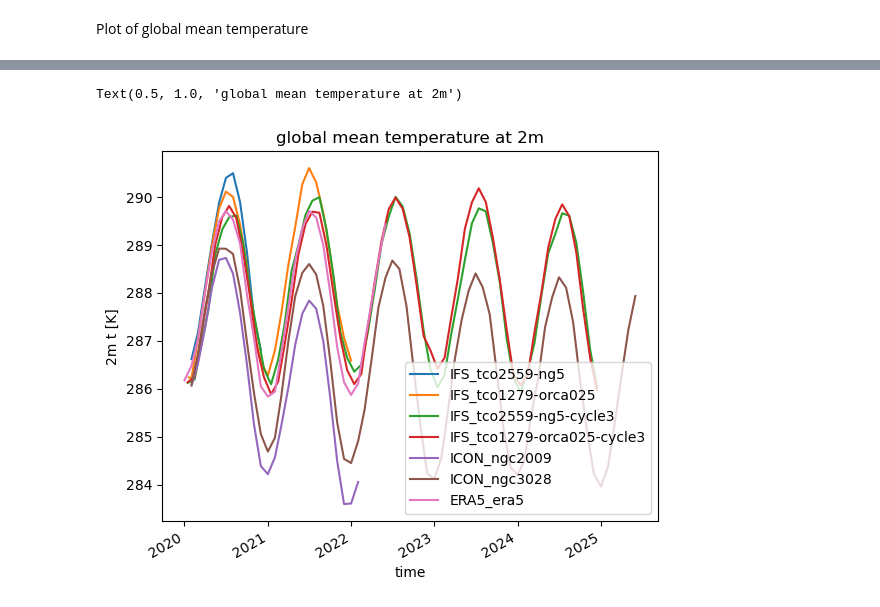
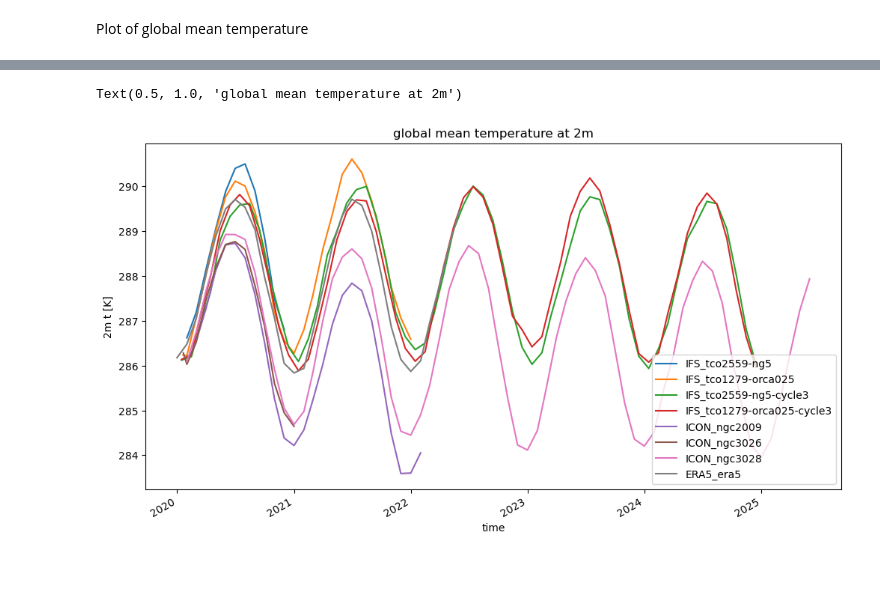
Before and after one commit to DestinE-Climate-DT/AQUA, a Jupyter notebook: diagnostics/basic_stats/global_temp.ipynb, the cells around one changed output, grey strips where cells are left out. Cells and saved outputs as stored; diff of their text form; code cells hidden in the pictures; blank space fills up the shorter version.

Commit message:
update plots

```diff
--- a/diagnostics/basic_stats/global_temp.ipynb
+++ b/diagnostics/basic_stats/global_temp.ipynb
@@ -60,7 +41,7 @@ reader.fldmean(data["2t"]).plot()
 Plot of global mean temperature
 # %%
 model_list = ["IFS", "ICON", "ERA5"]
-exp_name = {"IFS": ["tco2559-ng5","tco1279-orca025", "tco2559-ng5-cycle3", "tco1279-orca025-cycle3"], "ICON": ["ngc2009", "ngc3028"], "ERA5": ["era5"]}
+exp_name = {"IFS": ["tco2559-ng5","tco1279-orca025", "tco2559-ng5-cycle3", "tco1279-orca025-cycle3"], "ICON": ["ngc2009", "ngc3026", "ngc3028"], "ERA5": ["era5"]}
 source = {"IFS": ["lra-r100-monthly"], "ICON": ["lra-r100-monthly"], "ERA5": ["monthly"]}
 
 data = {}
@@ -75,7 +56,7 @@ for model in model_list:
                 reader = Reader(model=model, exp=exp, source=src)
                 data[(model, exp)] = reader.retrieve()["2t"]
                 data[(model, exp)]=reader.fldmean(data[(model, exp)])
-plt.figure()
+plt.figure(figsize=(12, 6))
 for model in model_list:
     for exp in exp_name[model]:
         data[(model, exp)].plot(label=f"{model}_{exp}")
@@ -92,2 +69,2 @@ plt.title("global mean temperature at 2m")
 Text(0.5, 1.0, 'global mean temperature at 2m')
-[figure, old version]
+[figure, new version]
```
Also changed, not shown: parts of 3 cells of this notebook, 1 other file.
